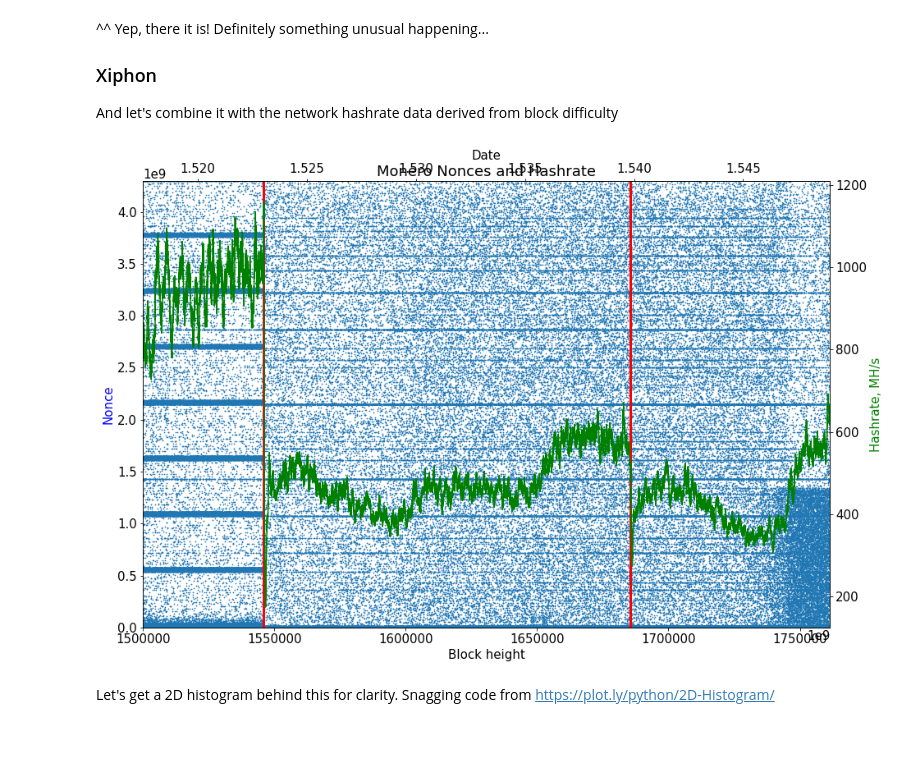
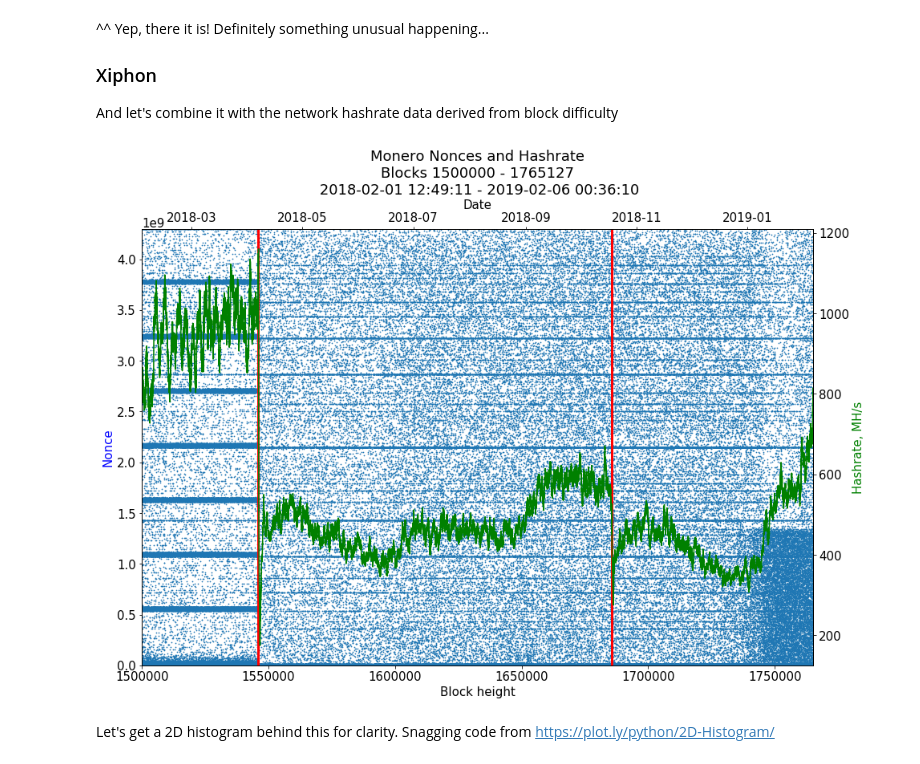
Before and after one commit to noncesense-research-lab/nonce_distribution, a Jupyter notebook: nonce_distribution.ipynb, the cells around one changed output. Cells and saved outputs as stored; diff of their text form; code cells hidden in the pictures; blank space fills up the shorter version.

Commit message:
update nonce-difficulty data till 1765127 block

```diff
--- a/nonce_distribution.ipynb
+++ b/nonce_distribution.ipynb
@@ -233,34 +233,41 @@ plt.show()
 ### Xiphon
 And let's combine it with the network hashrate data derived from block difficulty
 # %%
-data = pd.read_csv("./data/nonce-difficulty-1500000-1761389.csv")
+import datetime
+
+data = pd.read_csv("./data/nonce-difficulty-1500000.csv")
 
 pow_v7_fork_height = 1546000
 pow_v8_fork_height = 1685555
 block_time_sec = 120
 
+block_start = min(data.height)
+block_end = max(data.height)
+date_start = datetime.datetime.utcfromtimestamp(min(data.timestamp))
+date_end = datetime.datetime.utcfromtimestamp(max(data.timestamp))
+
 fig, ax = plt.subplots(figsize=(15, 10))
 plt.scatter(data.height, data.nonce, s=0.5)
-plt.title('Monero Nonces and Hashrate')
+plt.title('Monero Nonces and Hashrate\nBlocks {} - {}\n {} - {}'.format(block_start, block_end, date_start, date_end))
 plt.xlabel('Block height')
 plt.ylabel('Nonce', color='blue')
 plt.axvline(x=pow_v7_fork_height, c='red', linewidth=3)
 plt.axvline(x=pow_v8_fork_height, c='red', linewidth=3)
-ax.set_xlim(min(data.height), max(data.height))
+ax.set_xlim(block_start, block_end)
 ax.set_ylim(0, 2**32)
 
 ax2 = ax.twinx()
 hashrate_mh_s = data.difficulty*1e-6/block_time_sec
 ax2.plot(data.height, hashrate_mh_s, 'green')
 ax2.set_ylabel('Hashrate, MH/s', color='green')
 
 ax3 = ax.twiny()
 ax3.set_xlabel("Date")
-ax3.set_xlim(min(data.timestamp), max(data.timestamp))
+ax3.set_xlim(date_start, date_end)
 
 plt.show()
 # %% [output]
-[figure, old version]
+[figure, new version]
 # %% [markdown]
 Let's get a 2D histogram behind this for clarity. Snagging code from https://plot.ly/python/2D-Histogram/
 # %%
```
Also changed, not shown: 2 other files.
